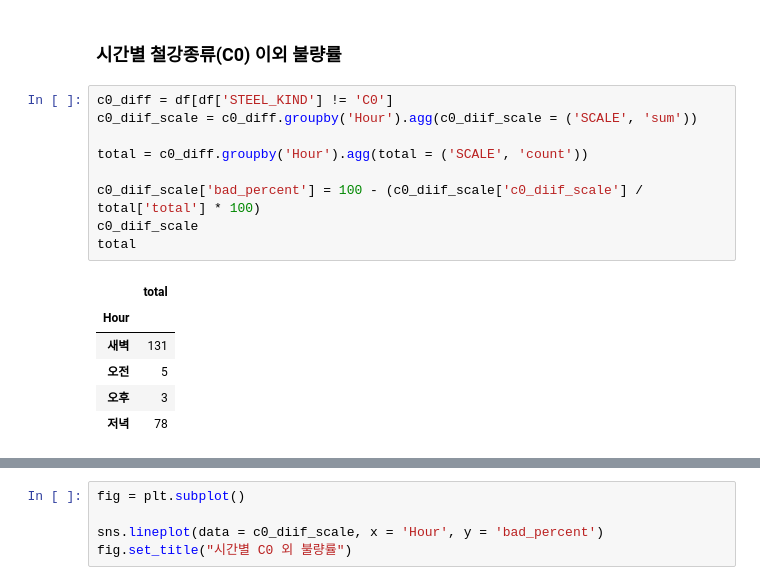
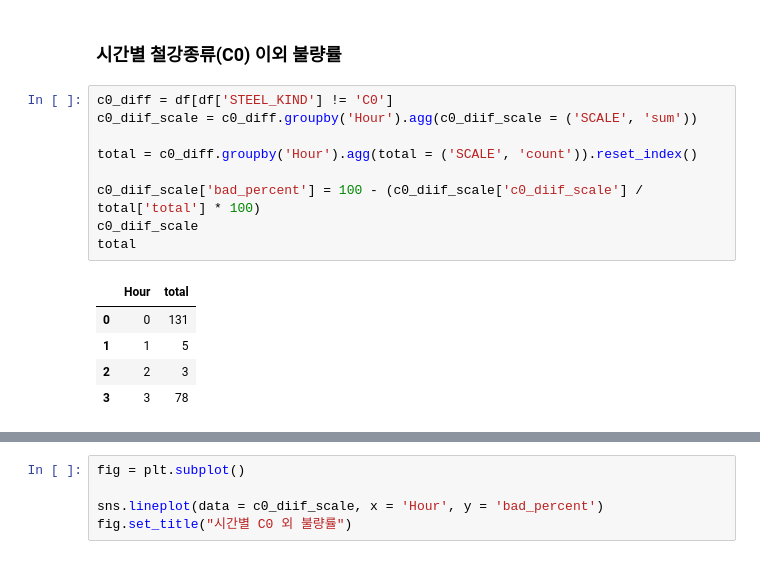
Before and after one commit to ManuSong/First-Project-8, a Jupyter notebook: 8조_프젝.ipynb, the cells around one changed output, grey strips where cells are left out. Drawn from its saved outputs; the diff is of its cells as text.

```diff
--- a/8조_프젝.ipynb
+++ b/8조_프젝.ipynb
@@ -287,16 +291,15 @@ Text(0.5, 1.0, '시간별 C0 불량률')
 # %%
 c0_diff = df[df['STEEL_KIND'] != 'C0']
 c0_diif_scale = c0_diff.groupby('Hour').agg(c0_diif_scale = ('SCALE', 'sum'))
 
-total = c0_diff.groupby('Hour').agg(total = ('SCALE', 'count'))
+total = c0_diff.groupby('Hour').agg(total = ('SCALE', 'count')).reset_index()
 
 c0_diif_scale['bad_percent'] = 100 - (c0_diif_scale['c0_diif_scale'] / total['total'] * 100)
 c0_diif_scale
 total
 # %% [output]
-|  | total |
-| Hour |  |
-| 새벽 | 131 |
-| 오전 | 5 |
-| 오후 | 3 |
-| 저녁 | 78 |
+|  | Hour | total |
+| 0 | 0 | 131 |
+| 1 | 1 | 5 |
+| 2 | 2 | 3 |
+| 3 | 3 | 78 |
```
Also changed, not shown: parts of 17 cells of this notebook.
